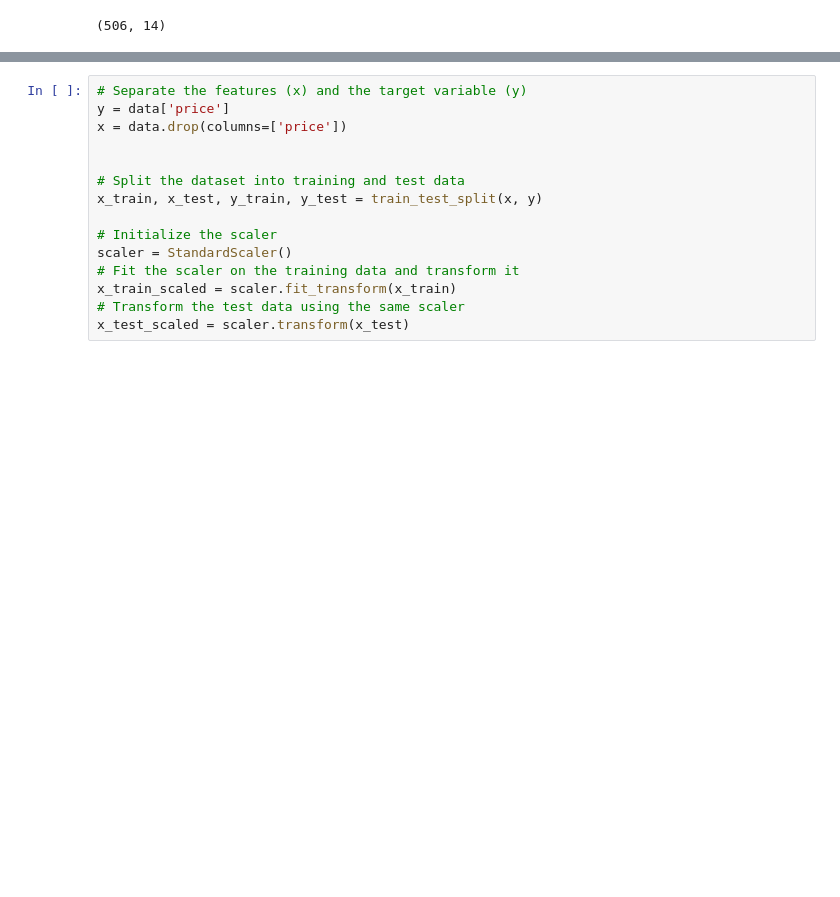
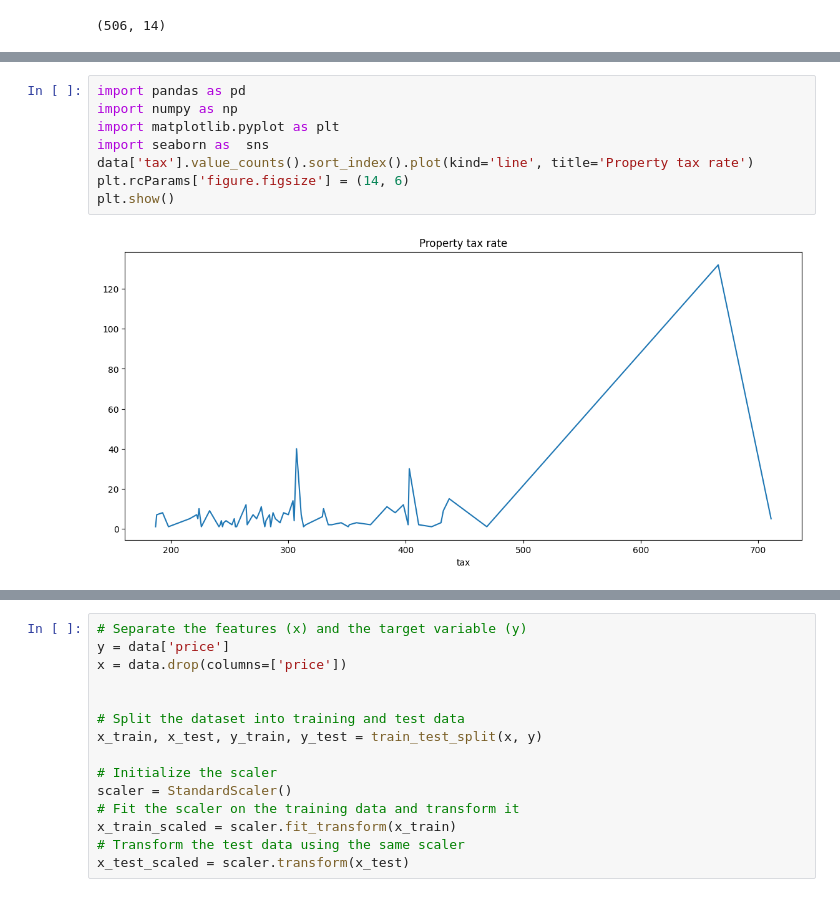
Before and after one commit to Premraghav-02/My-DAC-Curriculum, a Jupyter notebook: DAC-006_Machine_Learning/DAC-006-Intro_to_ML_Session_1_Master.ipynb, the cells around one changed output, grey strips where cells are left out. Saved outputs shown, nothing was run; the diff lists cells and outputs as text; blank space fills up the shorter version.

```diff
--- a/DAC-006_Machine_Learning/DAC-006-Intro_to_ML_Session_1_Master.ipynb
+++ b/DAC-006_Machine_Learning/DAC-006-Intro_to_ML_Session_1_Master.ipynb
@@ -207,2 +205,12 @@ data.head()
+# %%
+import pandas as pd
+import numpy as np
+import matplotlib.pyplot as plt
+import seaborn as  sns
+data['tax'].value_counts().sort_index().plot(kind='line', title='Property tax rate')
+plt.rcParams['figure.figsize'] = (14, 6)
+plt.show()
+# %% [output]
+[figure, added]
 # %%
 # Convert the first column into the index
```
Also changed, not shown: parts of 13 cells of this notebook.
